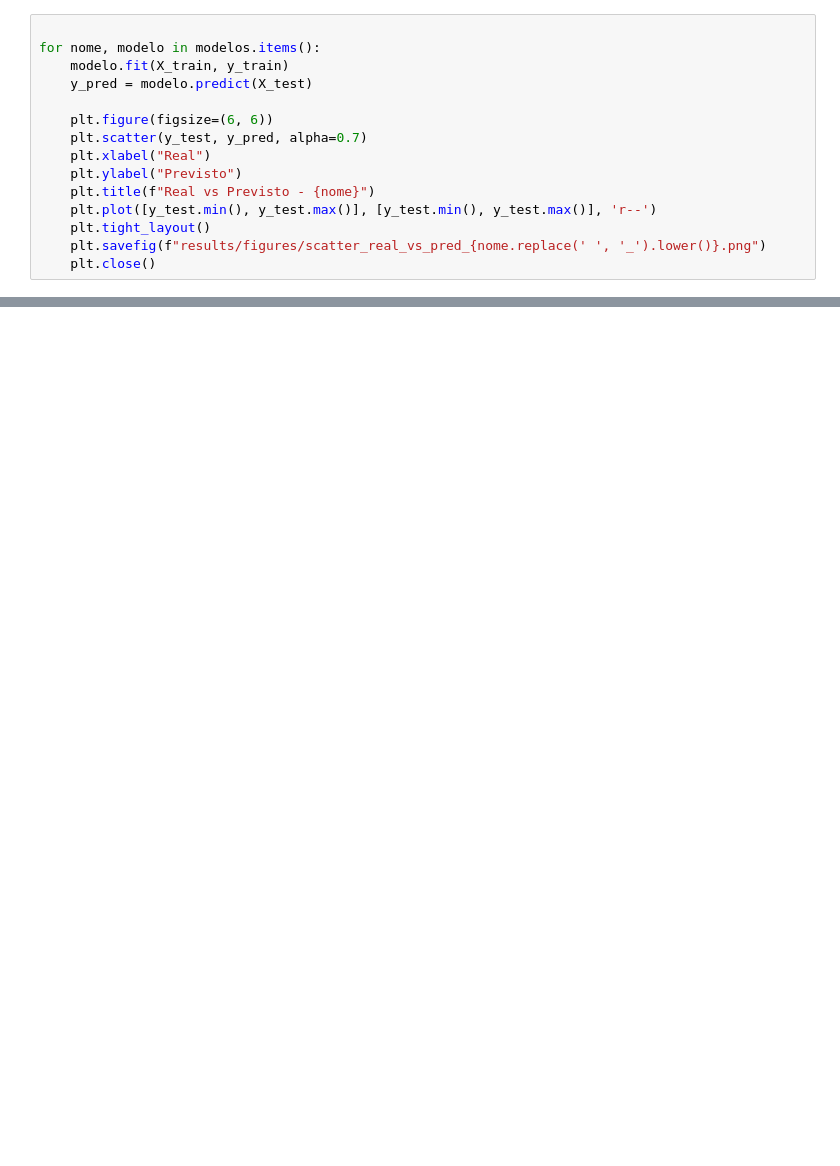
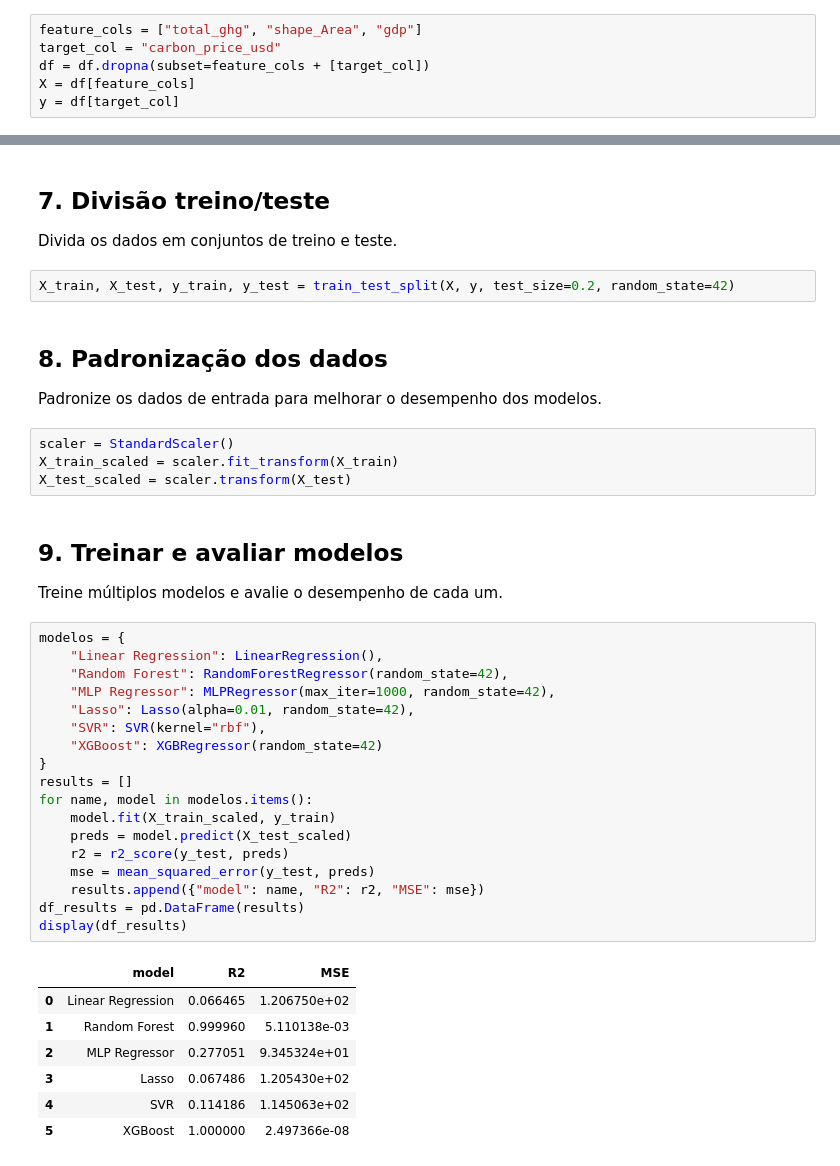
Before and after one commit to MarioHBS/ArticleCO2, a Jupyter notebook: 06_treinar_modelo_carbono.ipynb, the cells around one changed output, grey strips where cells are left out. Saved outputs shown, nothing was run; the diff lists cells and outputs as text; blank space fills up the shorter version.

```diff
--- a/06_treinar_modelo_carbono.ipynb
+++ b/06_treinar_modelo_carbono.ipynb
@@ -97,15 +85,6 @@ plt.show()
 # %%
-
-for nome, modelo in modelos.items():
-    modelo.fit(X_train, y_train)
-    y_pred = modelo.predict(X_test)
-
-    plt.figure(figsize=(6, 6))
-    plt.scatter(y_test, y_pred, alpha=0.7)
-    plt.xlabel("Real")
-    plt.ylabel("Previsto")
-    plt.title(f"Real vs Previsto - {nome}")
-    plt.plot([y_test.min(), y_test.max()], [y_test.min(), y_test.max()], 'r--')
-    plt.tight_layout()
-    plt.savefig(f"results/figures/scatter_real_vs_pred_{nome.replace(' ', '_').lower()}.png")
-    plt.close()
+feature_cols = ["total_ghg", "shape_Area", "gdp"]
+target_col = "carbon_price_usd"
+df = df.dropna(subset=feature_cols + [target_col])
+X = df[feature_cols]
+y = df[target_col]
@@ -136,0 +91,41 @@ To see all available configurables, use `--help-all`.
+# %% [markdown]
+## 7. Divisão treino/teste
+Divida os dados em conjuntos de treino e teste.
+# %%
+X_train, X_test, y_train, y_test = train_test_split(X, y, test_size=0.2, random_state=42)
+# %% [markdown]
+## 8. Padronização dos dados
+Padronize os dados de entrada para melhorar o desempenho dos modelos.
+# %%
+scaler = StandardScaler()
+X_train_scaled = scaler.fit_transform(X_train)
+X_test_scaled = scaler.transform(X_test)
+# %% [markdown]
+## 9. Treinar e avaliar modelos
+Treine múltiplos modelos e avalie o desempenho de cada um.
+# %%
+modelos = {
+    "Linear Regression": LinearRegression(),
+    "Random Forest": RandomForestRegressor(random_state=42),
+    "MLP Regressor": MLPRegressor(max_iter=1000, random_state=42),
+    "Lasso": Lasso(alpha=0.01, random_state=42),
+    "SVR": SVR(kernel="rbf"),
+    "XGBoost": XGBRegressor(random_state=42)
+}
+results = []
+for name, model in modelos.items():
+    model.fit(X_train_scaled, y_train)
+    preds = model.predict(X_test_scaled)
+    r2 = r2_score(y_test, preds)
+    mse = mean_squared_error(y_test, preds)
+    results.append({"model": name, "R2": r2, "MSE": mse})
+df_results = pd.DataFrame(results)
+display(df_results)
+# %% [output]
+|  | model | R2 | MSE |
+| 0 | Linear Regression | 0.066465 | 1.206750e+02 |
+| 1 | Random Forest | 0.999960 | 5.110138e-03 |
+| 2 | MLP Regressor | 0.277051 | 9.345324e+01 |
+| 3 | Lasso | 0.067486 | 1.205430e+02 |
+| 4 | SVR | 0.114186 | 1.145063e+02 |
+| 5 | XGBoost | 1.000000 | 2.497366e-08 |
```
Also changed, not shown: parts of 21 cells of this notebook, 4 other files.
